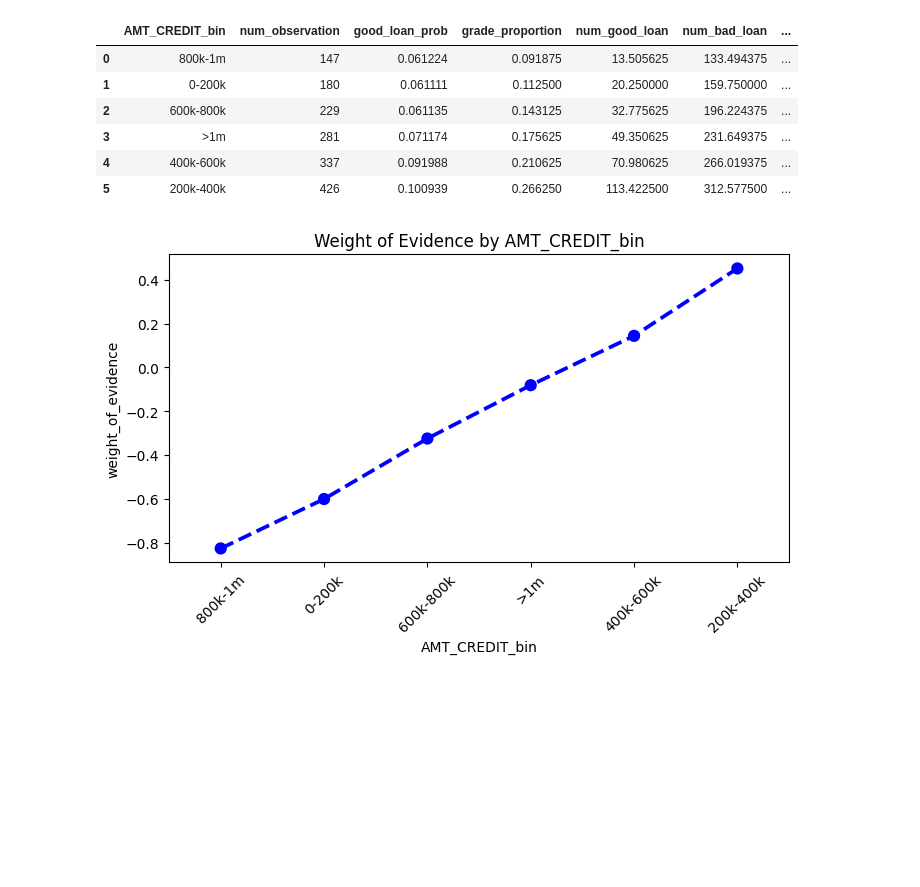
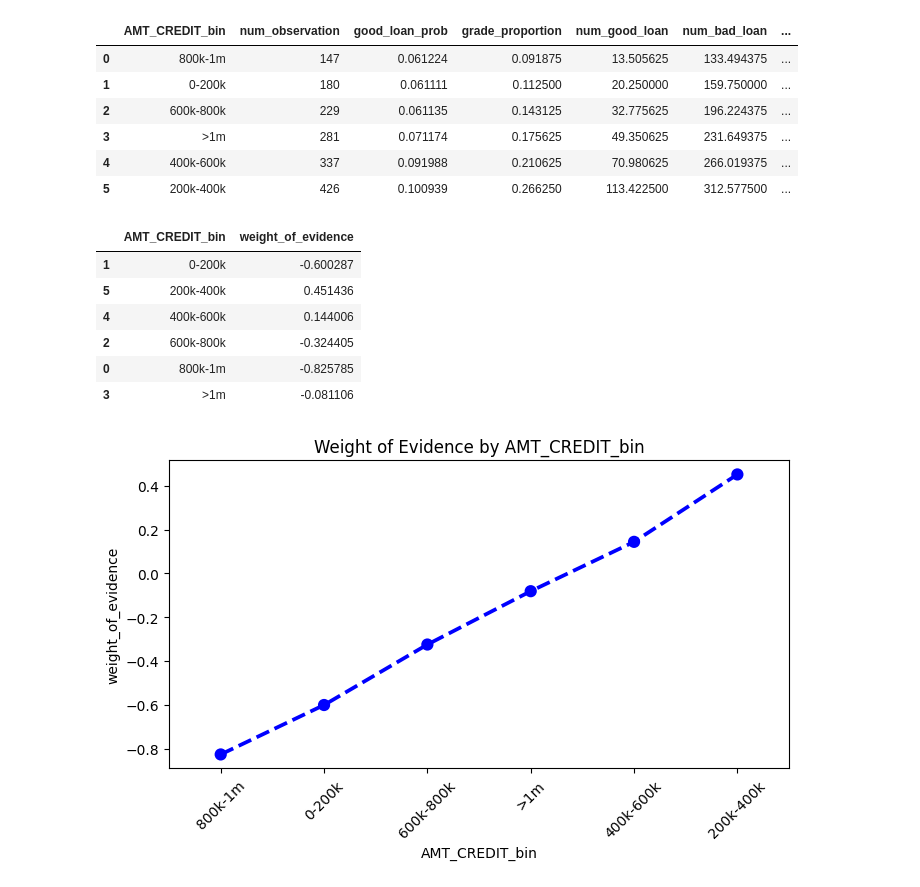
Before and after one commit to shandytp/learn_credit_score, a Jupyter notebook: 03-woe-and-iv-v2.ipynb, the cells around one changed output. Cells and saved outputs as stored; diff of their text form; code cells hidden in the pictures; blank space fills up the shorter version.

```diff
--- a/03-woe-and-iv-v2.ipynb
+++ b/03-woe-and-iv-v2.ipynb
@@ -166,6 +179,16 @@ woe(dataset_2, "AMT_CREDIT_bin")
 | 3 | >1m | 281 | 0.071174 | 0.175625 | 49.350625 | 231.649375 | ... |
 | 4 | 400k-600k | 337 | 0.091988 | 0.210625 | 70.980625 | 266.019375 | ... |
 | 5 | 200k-400k | 426 | 0.100939 | 0.266250 | 113.422500 | 312.577500 | ... |
+# %%
+woe(dataset_2, "AMT_CREDIT_bin")[["AMT_CREDIT_bin", "weight_of_evidence"]].sort_values(by="AMT_CREDIT_bin")
+# %% [output]
+|  | AMT_CREDIT_bin | weight_of_evidence |
+| 1 | 0-200k | -0.600287 |
+| 5 | 200k-400k | 0.451436 |
+| 4 | 400k-600k | 0.144006 |
+| 2 | 600k-800k | -0.324405 |
+| 0 | 800k-1m | -0.825785 |
+| 3 | >1m | -0.081106 |
 # %%
 plot_woe(woe(dataset_2, "AMT_CREDIT_bin"), 45)
 # %% [output]
```
Also changed, not shown: parts of 6 cells of this notebook.
